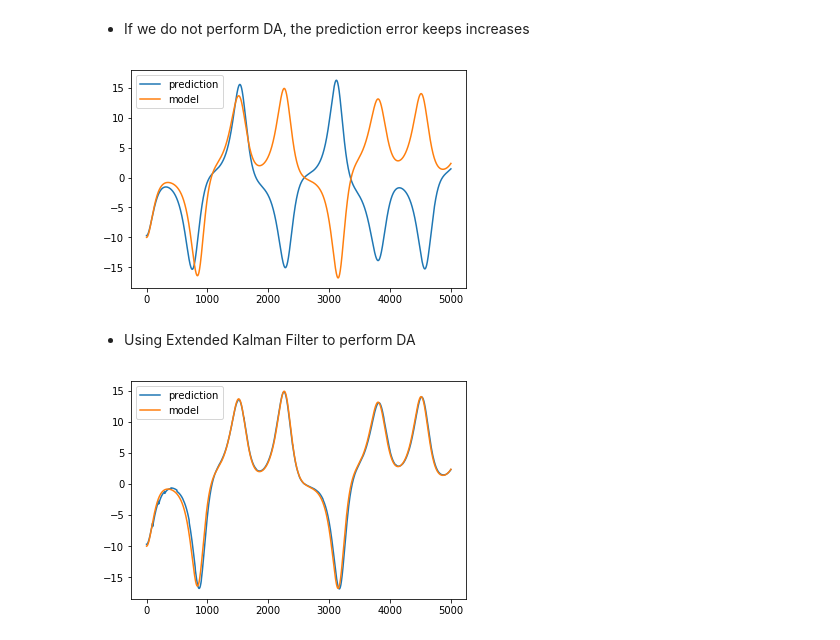
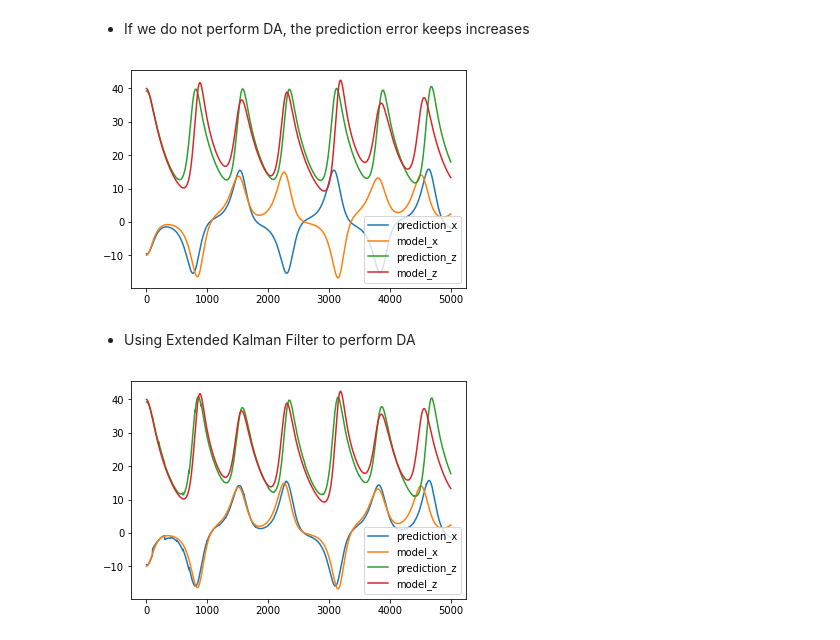
Before and after one commit to gcsqw/pyda, a Jupyter notebook: ExtendedKalmanFilter.ipynb, the cells around one changed output. Saved outputs shown, nothing was run; the diff lists cells and outputs as text; code cells hidden in the pictures.

Commit message:
Add files via upload
Changes to Tangent Linear Model and Kalman Gain

```diff
--- a/ExtendedKalmanFilter.ipynb
+++ b/ExtendedKalmanFilter.ipynb
@@ -53,14 +56,16 @@ x0 = model_ts[0] + np.random.normal(size=3, scale=2)
 # %%
 ts = [x0] # predction time series
 for i in range(5000):
     ts.append(f(ts[-1]))
 ts = np.array(ts)
-plt.plot(ts[:,0], label='prediction')
-plt.plot(model_ts[:,0], label='model')
+plt.plot(ts[:,0], label='prediction_x')
+plt.plot(model_ts[:,0], label='model_x')
+plt.plot(ts[:,2], label='prediction_z')
+plt.plot(model_ts[:,2], label='model_z')
 plt.legend()
 plt.show()
 # %% [output]
-[figure, old version]
+[figure, new version]
 # %% [markdown]
 - Using Extended Kalman Filter to perform DA
 # %%
@@ -69,13 +74,15 @@ kf = ekf.ExtendedKalmanFilter(f, J_f, h, J_h, P0, Q0)
 ts = [x0] # predction time series
 for i in range(5000):
     if i % 100 == 99:
-        ts.append(kf.da(ts[-1], obs[i // 100 + 1], np.identity(3) * 4))
+        ts.append(kf.da(ts[-1], obs[i // 100 + 1], np.identity(3) * noise_std **2 ))
     else:
         ts.append(f(ts[-1]))
 ts = np.array(ts)
-plt.plot(ts[:,0], label='prediction')
-plt.plot(model_ts[:,0], label='model')
+plt.plot(ts[:,0], label='prediction_x')
+plt.plot(model_ts[:,0], label='model_x')
+plt.plot(ts[:,2], label='prediction_z')
+plt.plot(model_ts[:,2], label='model_z')
 plt.legend()
 plt.show()
 # %% [output]
-[figure, old version]
+[figure, new version]
```
Also changed, not shown: parts of 5 cells of this notebook, 1 other file.
